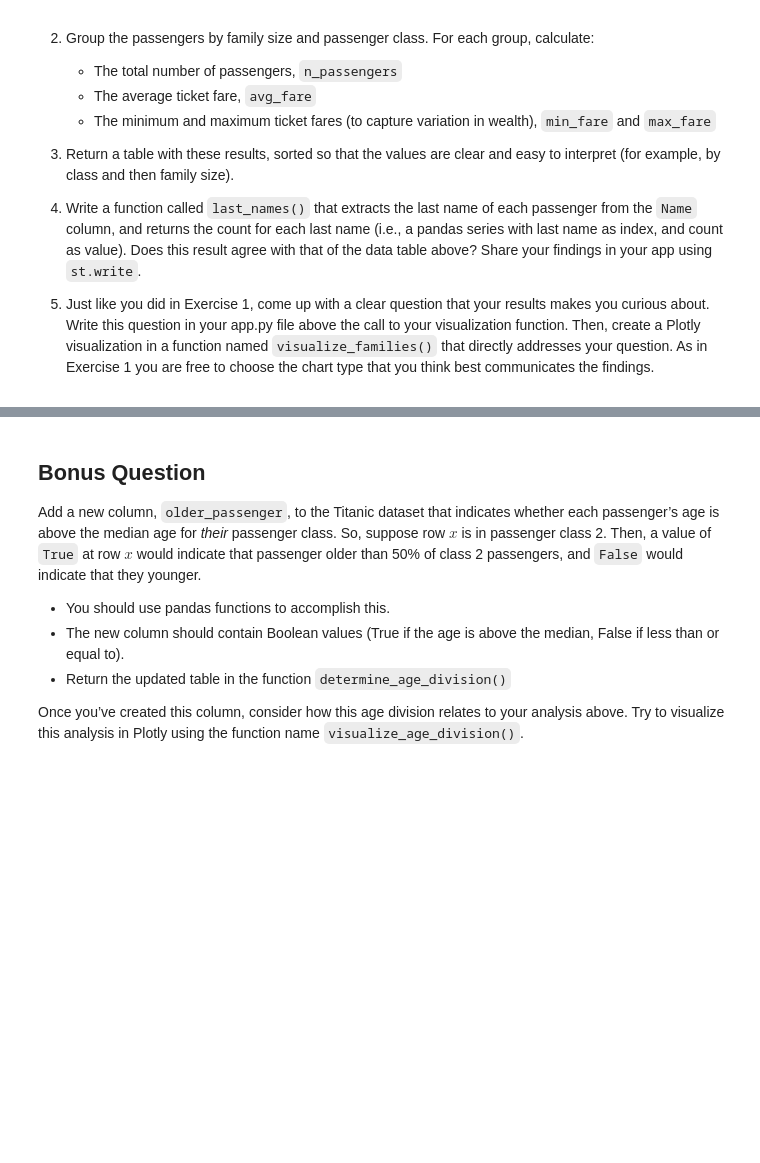
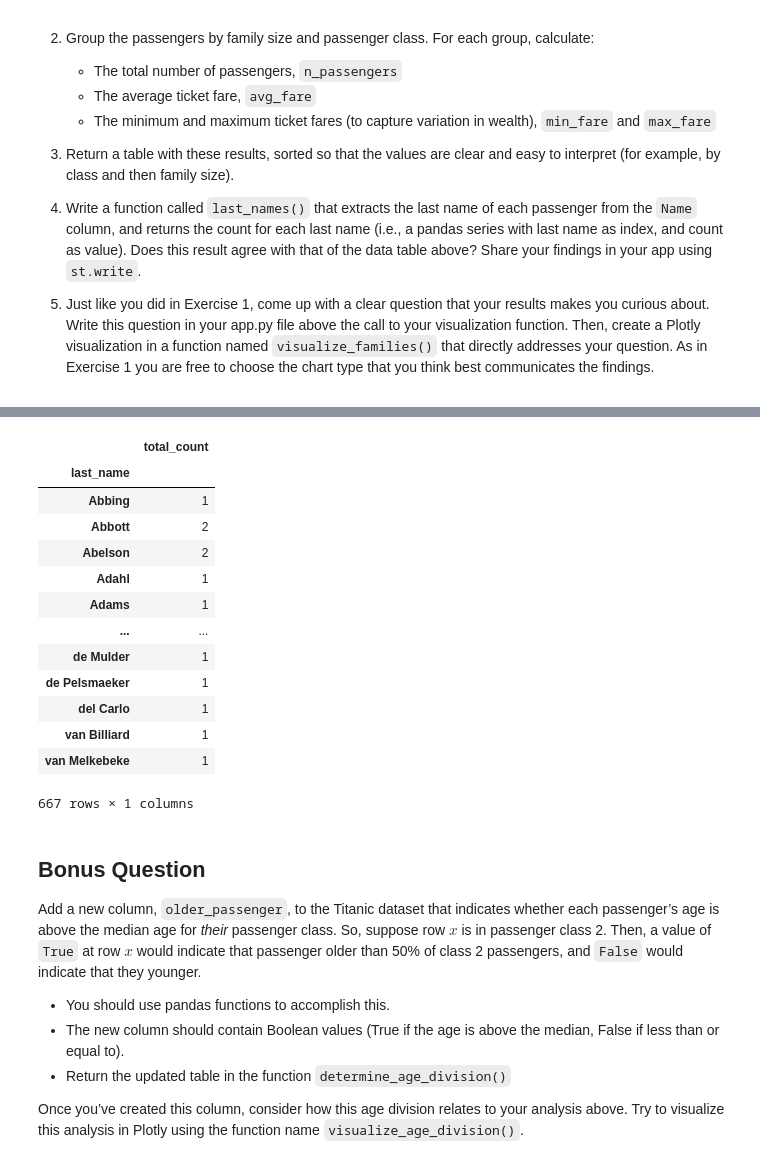
Before and after one commit to martchfr/week-5, a Jupyter notebook: exercises.ipynb, the cells around one changed output, grey strips where cells are left out. Saved outputs shown, nothing was run; the diff lists cells and outputs as text; code cells hidden in the pictures; blank space fills up the shorter version.

```diff
--- a/exercises.ipynb
+++ b/exercises.ipynb
@@ -152,0 +197,24 @@ Using the Titanic dataset, write a function named `family_groups()` to explore t
+# %%
+df = pd.read_csv('https://raw.githubusercontent.com/leontoddjohnson/datasets/main/data/titanic.csv')
+
+df['last_name'] = df['Name'].apply(lambda x: x.split(',')[0].strip())
+df['Count'] = 1
+
+df_groupby = df.groupby('last_name').agg(total_count=('Count', 'sum'))
+
+df_groupby
+# %% [output]
+|  | total_count |
+| last_name |  |
+| Abbing | 1 |
+| Abbott | 2 |
+| Abelson | 2 |
+| Adahl | 1 |
+| Adams | 1 |
+| ... | ... |
+| de Mulder | 1 |
+| de Pelsmaeker | 1 |
+| del Carlo | 1 |
+| van Billiard | 1 |
+| van Melkebeke | 1 |
+667 rows × 1 columns
```
Also changed, not shown: parts of 5 cells of this notebook, 2 other files.
